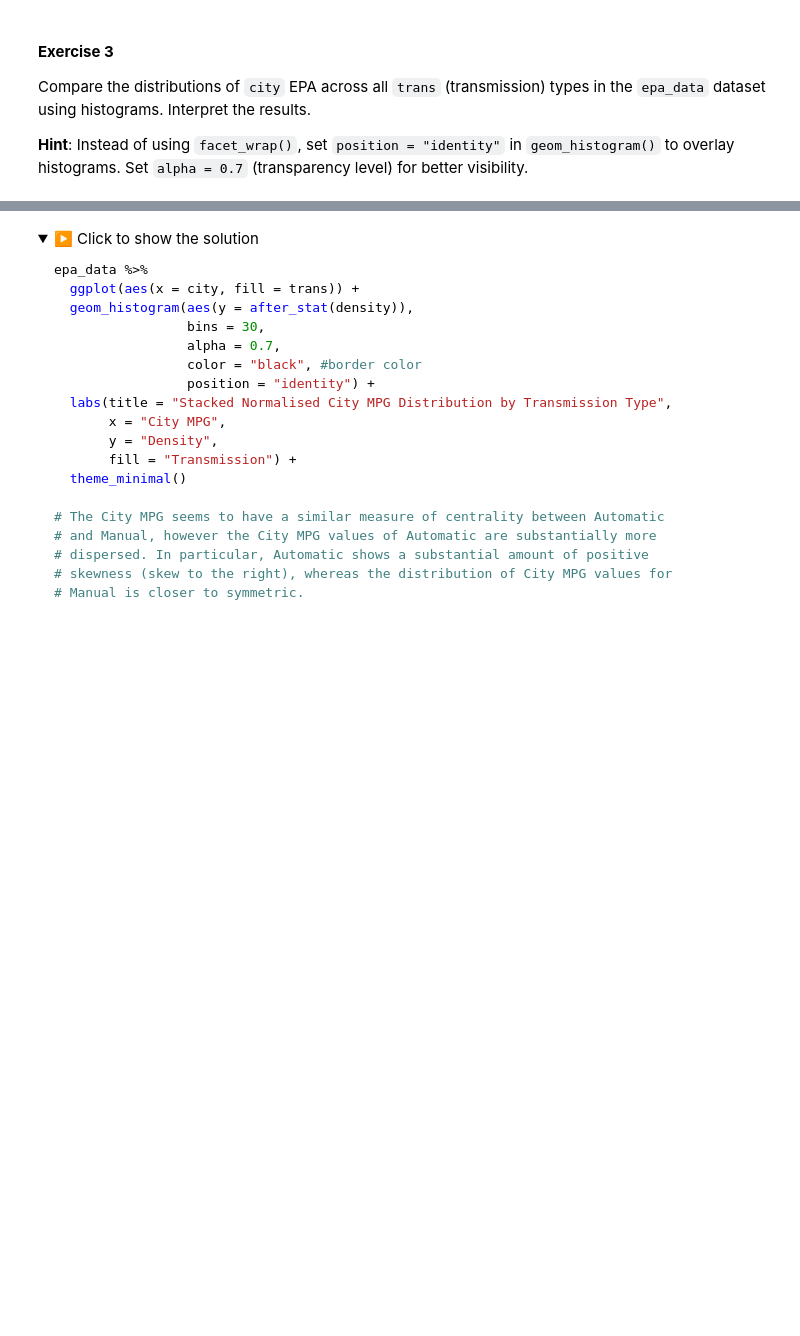
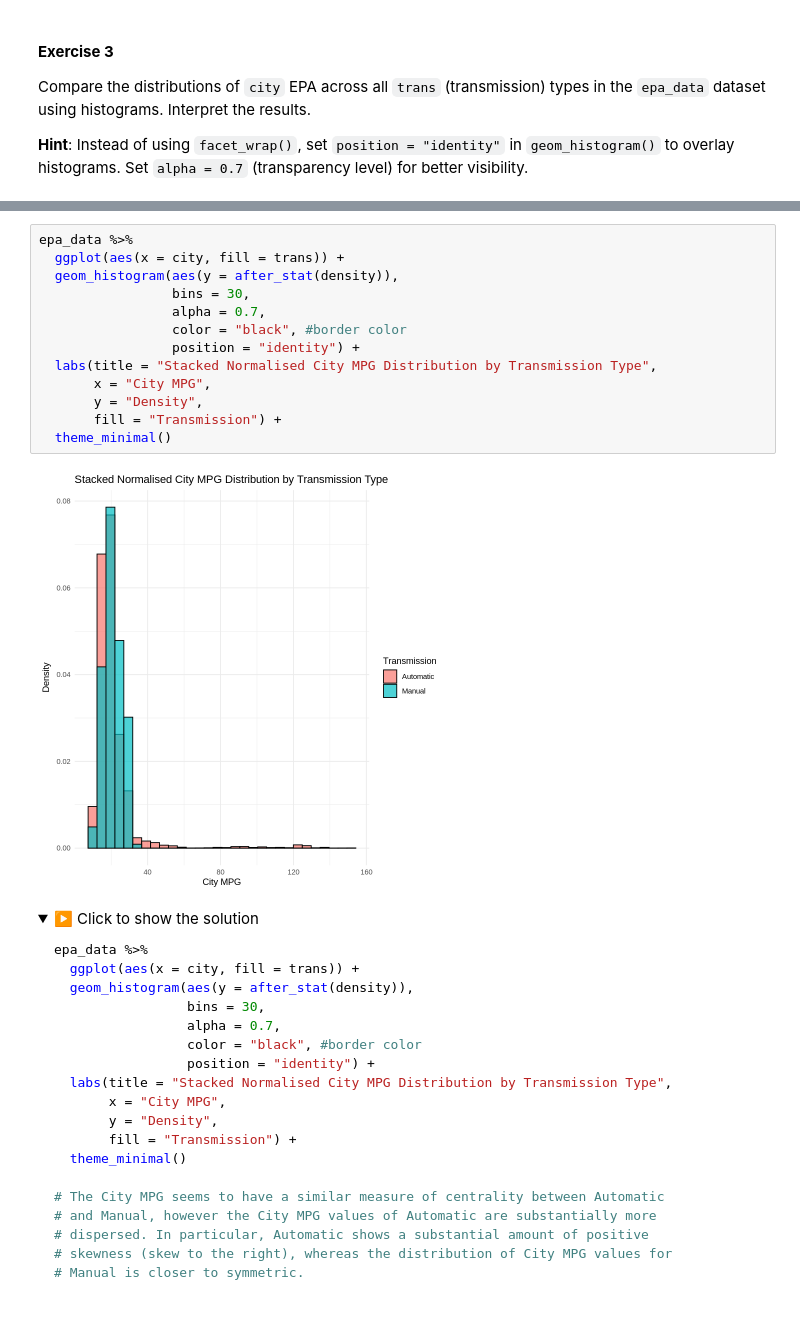
Before and after one commit to ashley0426/MXB107, a Jupyter notebook: notebooks/Week_3.ipynb, the cells around one changed output, grey strips where cells are left out. Drawn from its saved outputs; the diff is of its cells as text; folded sections open; blank space fills up the shorter version.

```diff
--- a/notebooks/Week_3.ipynb
+++ b/notebooks/Week_3.ipynb
@@ -374,3 +574,18 @@ epa_data %>% head()
+# %%
+epa_data %>%
+  ggplot(aes(x = city, fill = trans)) +
+  geom_histogram(aes(y = after_stat(density)),
+                 bins = 30,
+                 alpha = 0.7,
+                 color = "black", #border color
+                 position = "identity") +
+  labs(title = "Stacked Normalised City MPG Distribution by Transmission Type",
+       x = "City MPG",
+       y = "Density",
+       fill = "Transmission") +
+  theme_minimal()
+# %% [output]
+[figure, added]
 # %% [markdown]
 <details>
 <summary>▶️ Click to show the solution</summary>
```
Also changed, not shown: parts of 44 cells of this notebook.
